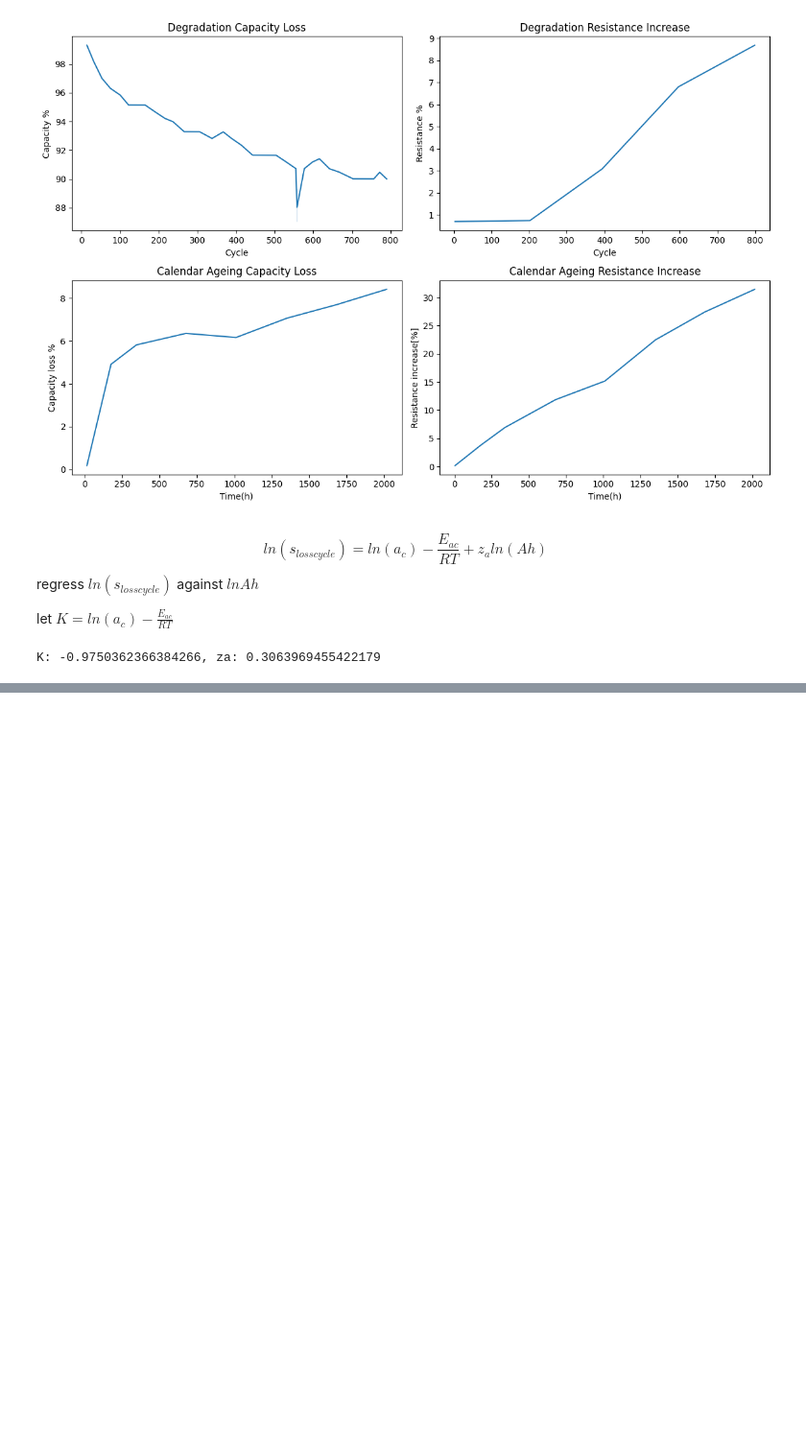
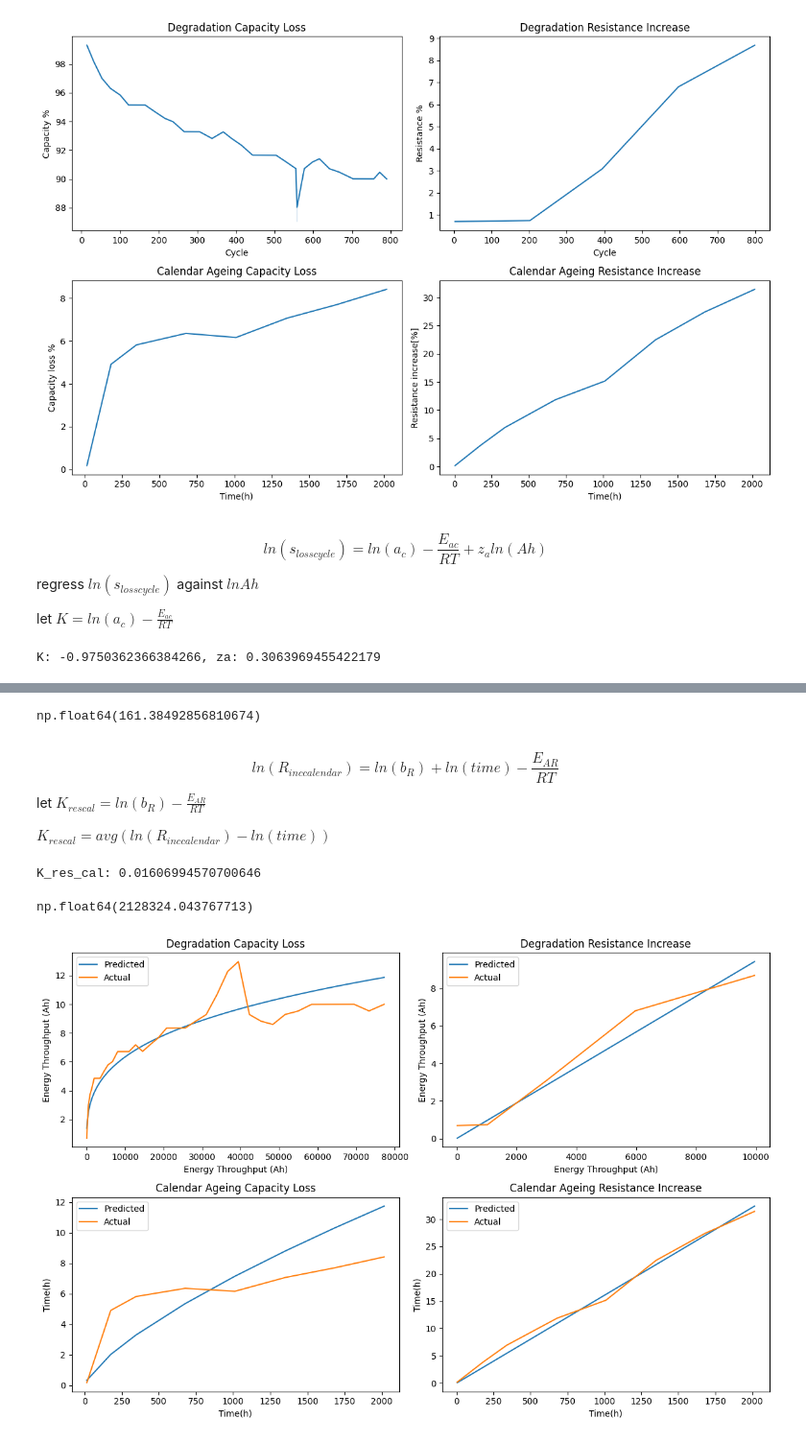
Before and after one commit to m1pan/FCTT, a Jupyter notebook: degradation.ipynb, the cells around one changed output, grey strips where cells are left out. Shown at 96% size. Cells and saved outputs as stored; diff of their text form; code cells hidden in the pictures; blank space fills up the shorter version.

Commit message:
model complete

```diff
--- a/degradation.ipynb
+++ b/degradation.ipynb
@@ -53,0 +106,74 @@ K: -0.9750362366384266, za: 0.3063969455422179
+# %%
+T = 60 + 273.15 #K
+b_c = np.exp(K_cal_cap + E_ac / (R * T))
+b_c
+# %% [output]
+np.float64(161.38492856810674)
+# %% [markdown]
+$$ ln(R_{inc calendar}) = ln(b_R) + ln(time) - \frac{E_{AR}}{RT} $$
+let $K_{res cal} = ln(b_R) - \frac{E_{AR}}{RT}$
+
+$K_{res cal} = avg(ln(R_{inc calendar}) - ln(time))$
+# %%
+# ln_R_cal = np.log(cal_resistance['Resistance increase[%]'])
+time = cal_resistance['Time(h)']
+R_cal = cal_resistance['Resistance increase[%]']
+
+model_cal_res = LinearRegression(fit_intercept=False).fit(time.values.reshape(-1,1), R_cal.values.reshape(-1,1))
+K_res_cal = model_cal_res.coef_[0][0]
+print(f"K_res_cal: {K_res_cal}")
+
+T = 60 + 273.15 #K
+# b_r = np.exp(K_res_cal + E_ar / (R * T))
+b_r = K_res_cal / np.exp(-E_ar / (R * T))
+b_r
+# %% [output]
+K_res_cal: 0.01606994570700646
+np.float64(2128324.043767713)
+# %%
+def capacity_loss_cycle_pred(throughput, temp, a_c=a_c, za=za):
+    E_ac = 22406 # J mol^-1
+    R = 8.314 #J mol^-1 K^-1
+    T = temp + 273.15 #K
+    return a_c * np.exp(-E_ac / (R * T)) * throughput**za
+
+def resistance_increase_cycle_pred(throughput, temp, a_r=a_r):
+    E_ar = 51800 # J mol^-1
+    R = 8.314 #J mol^-1 K^-1
+    T = temp + 273.15 #K
+    return a_r * np.exp(-E_ar / (R * T)) * throughput
+
+def capacity_loss_cal_pred(time, temp, b_c=b_c, zb=zb):
+    E_ac = 22406 # J mol^-1
+    R = 8.314 #J mol^-1 K^-1
+    T = temp + 273.15 #K
+    return b_c * np.exp(-E_ac / (R * T)) * time**zb
+
+def resistance_increase_cal_pred(time, temp, b_r=b_r):
+    E_ar = 51800 # J mol^-1
+    R = 8.314 #J mol^-1 K^-1
+    T = temp + 273.15 #K
+    return b_r * np.exp(-E_ar / (R * T)) * time
+# %%
+cap_loss_45 = capacity_loss_cycle_pred(deg_capacity['Energy Throughput (Ah)'], 45)
+res_increase_45 = resistance_increase_cycle_pred(deg_resistance['Energy Throughput (Ah)'], 45)
+cap_loss_60 = capacity_loss_cal_pred(cal_capacity['Time(h)'], 60)
+res_increase_60 = resistance_increase_cal_pred(cal_resistance['Time(h)'], 60)
+
+fig, axs = plt.subplots(2,2, figsize=(12,8))
+sns.lineplot(x=deg_capacity['Energy Throughput (Ah)'], y=cap_loss_45, ax=axs[0,0], label='Predicted')
+sns.lineplot(data=deg_capacity, x='Energy Throughput (Ah)', y='Capacity loss', ax=axs[0,0], label='Actual')
+sns.lineplot(x=deg_resistance['Energy Throughput (Ah)'], y=res_increase_45, ax=axs[0,1], label='Predicted')
+sns.lineplot(data=deg_resistance, x='Energy Throughput (Ah)', y='Resistance %', ax=axs[0,1], label='Actual')
+sns.lineplot(x=cal_capacity['Time(h)'], y=cap_loss_60, ax=axs[1,0], label='Predicted')
+sns.lineplot(data=cal_capacity, x='Time(h)', y='Capacity loss %', ax=axs[1,0], label='Actual')
+sns.lineplot(x=cal_resistance['Time(h)'], y=res_increase_60, ax=axs[1,1], label='Predicted')
+sns.lineplot(data=cal_resistance, x='Time(h)', y='Resistance increase[%]', ax=axs[1,1], label='Actual')
+axs[0,0].set_title('Degradation Capacity Loss')
+axs[0,1].set_title('Degradation Resistance Increase')
+axs[1,0].set_title('Calendar Ageing Capacity Loss')
+axs[1,1].set_title('Calendar Ageing Resistance Increase')
+plt.tight_layout()
+plt.show()
+# %% [output]
+[figure, added]
```
Also changed, not shown: parts of 10 cells of this notebook.
